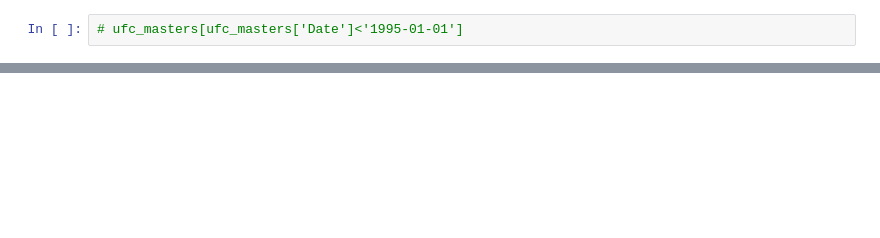
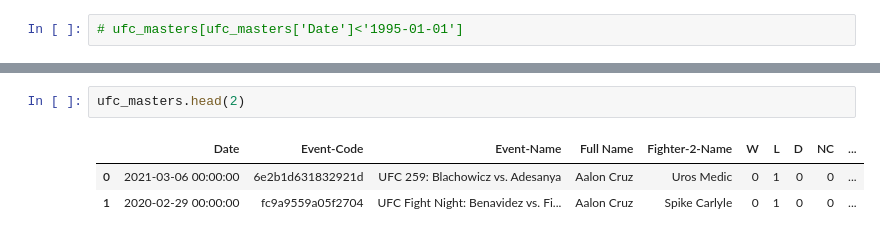
Before and after one commit to gonzaloanriquez/KAGGLE-MMA, a Jupyter notebook: EDA_UFC_fights.ipynb, the cells around one changed output, grey strips where cells are left out. Cells and saved outputs as stored; diff of their text form; blank space fills up the shorter version.

```diff
--- a/EDA_UFC_fights.ipynb
+++ b/EDA_UFC_fights.ipynb
@@ -32,0 +38,6 @@ NameError: ignored
+# %%
+ufc_masters.head(2)
+# %% [output]
+|  | Date | Event-Code | Event-Name | Full Name | Fighter-2-Name | W | L | D | NC | ... |
+| 0 | 2021-03-06 00:00:00 | 6e2b1d631832921d | UFC 259: Blachowicz vs. Adesanya | Aalon Cruz | Uros Medic | 0 | 1 | 0 | 0 | ... |
+| 1 | 2020-02-29 00:00:00 | fc9a9559a05f2704 | UFC Fight Night: Benavidez vs. Fi... | Aalon Cruz | Spike Carlyle | 0 | 1 | 0 | 0 | ... |
```
Also changed, not shown: parts of 4 cells of this notebook.
